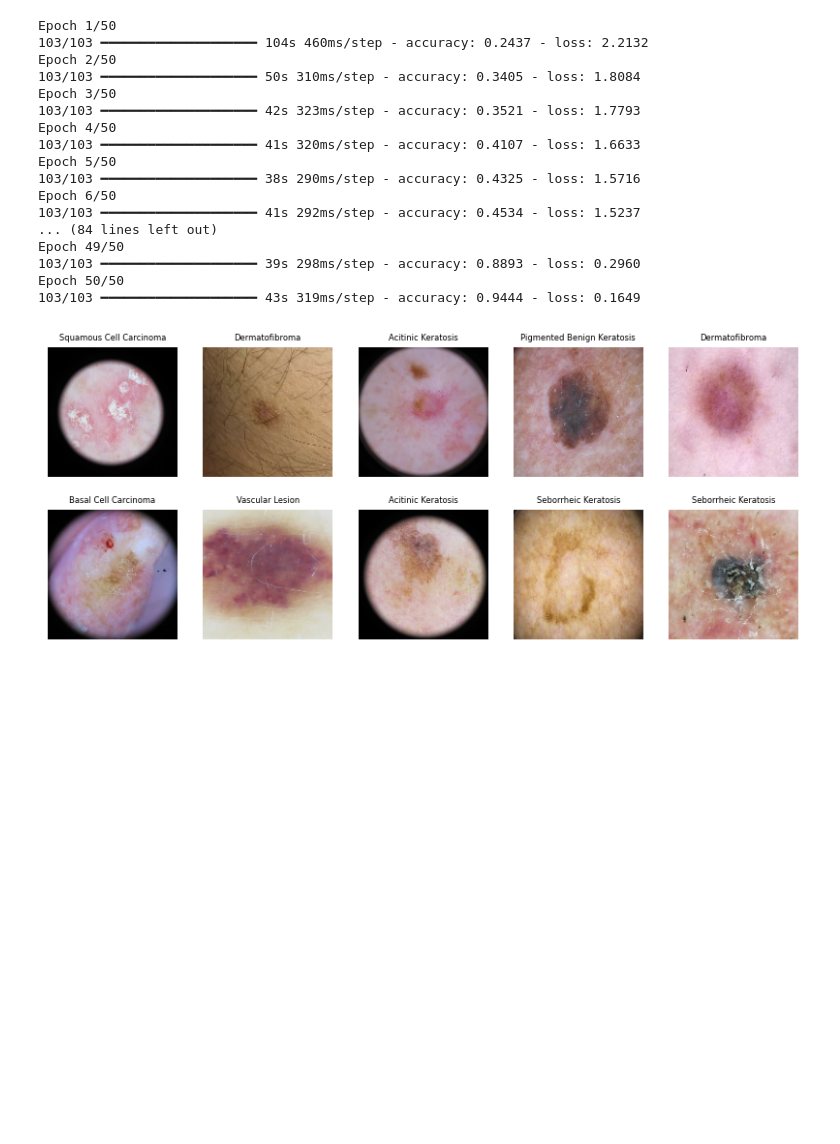
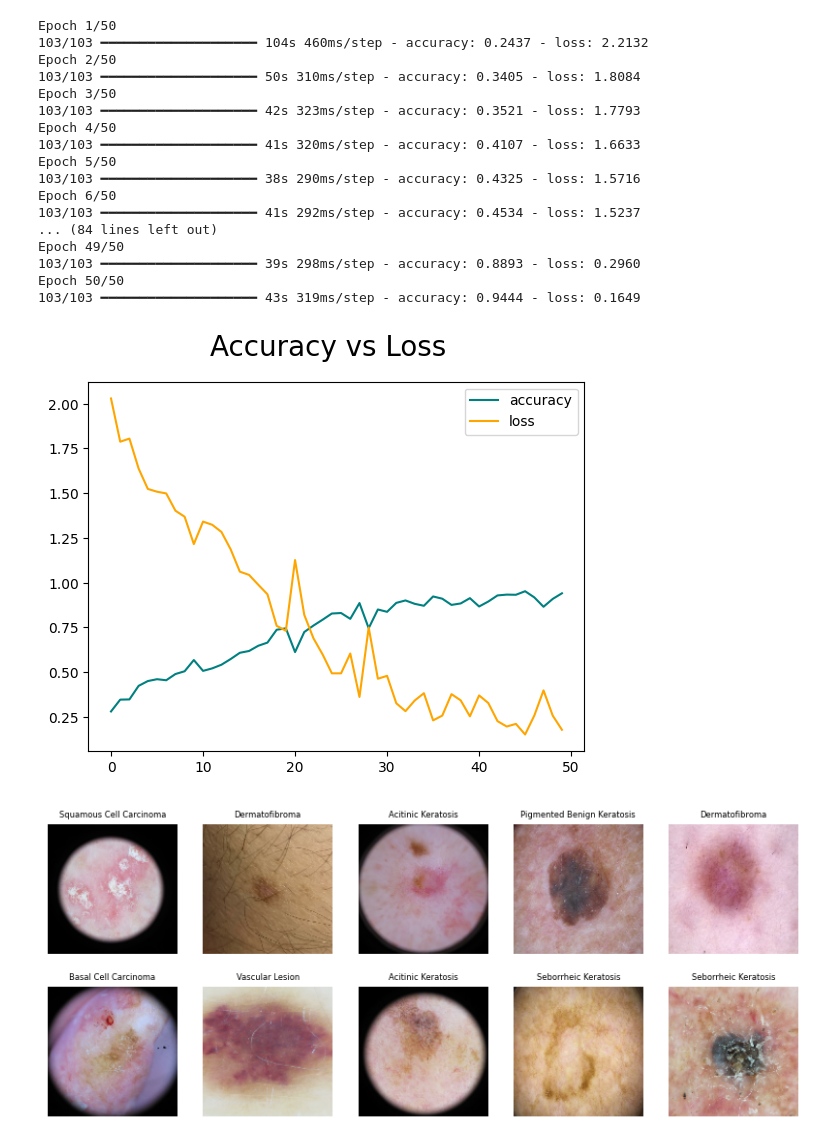
Before and after one commit to savindumahasen/Skin-Disease-Classification-Project, a Jupyter notebook: Skin_disease_classification.ipynb, the cells around one changed output. Drawn from its saved outputs; the diff is of its cells as text; code cells hidden in the pictures; blank space fills up the shorter version.

Commit message:
Plot the accuracy and loss of training set

```diff
--- a/Skin_disease_classification.ipynb
+++ b/Skin_disease_classification.ipynb
@@ -197,6 +197,17 @@ Epoch 49/50
 103/103 ━━━━━━━━━━━━━━━━━━━━ 39s 298ms/step - accuracy: 0.8893 - loss: 0.2960
 Epoch 50/50
 103/103 ━━━━━━━━━━━━━━━━━━━━ 43s 319ms/step - accuracy: 0.9444 - loss: 0.1649
+# %%
+
+## plot the  accuracy  and loss
+fig=plt.figure()
+plt.plot(history.history['accuracy'], color='teal',label='accuracy')
+plt.plot(history.history['loss'], color='orange', label='loss')
+plt.suptitle('Accuracy vs Loss', fontsize=20)
+plt.legend()
+plt.show()
+# %% [output]
+[figure, added]
 # %%
 ## Test set
 # %%
```
